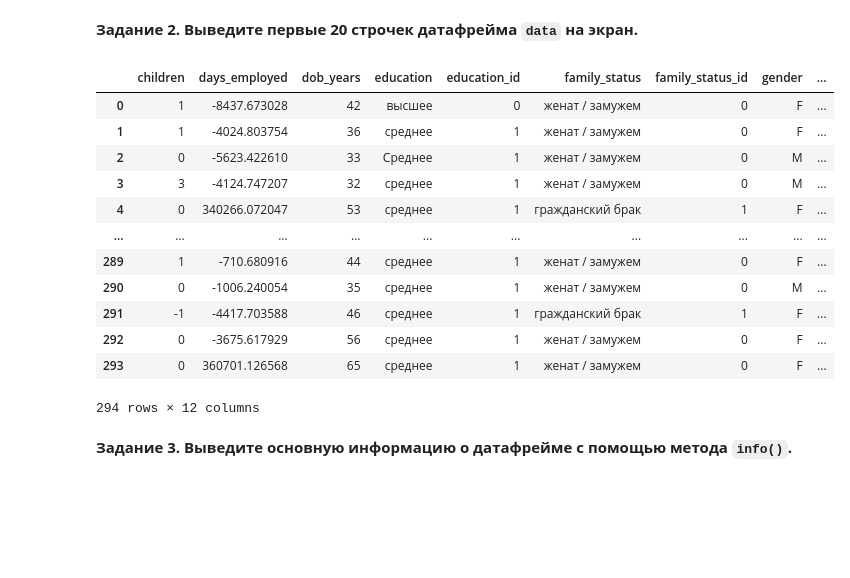
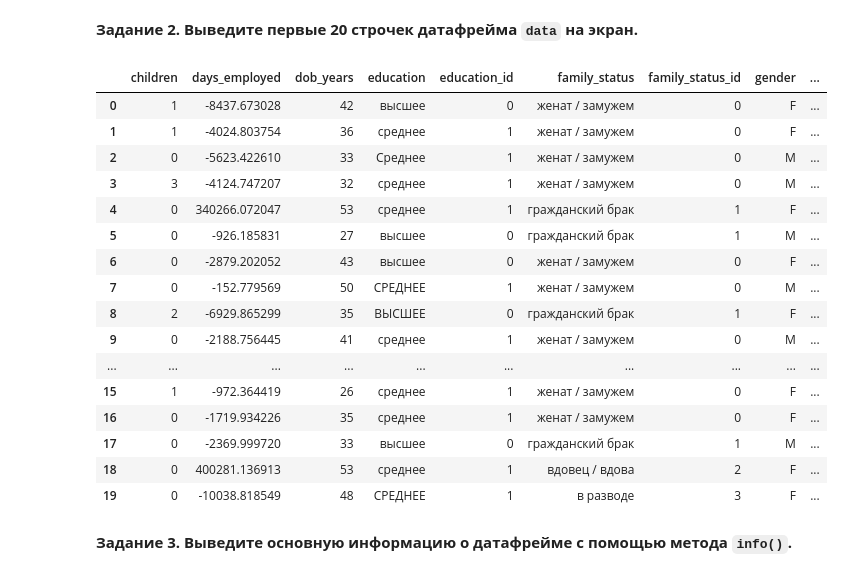
Before and after one commit to delffine/delffine-analitica, a Jupyter notebook: sprint02/sprint02-norev.ipynb, the cells around one changed output. Saved outputs shown, nothing was run; the diff lists cells and outputs as text; code cells hidden in the pictures; blank space fills up the shorter version.

```diff
--- a/sprint02/sprint02-norev.ipynb
+++ b/sprint02/sprint02-norev.ipynb
@@ -15,21 +12,32 @@ data = pd.read_csv('/datasets/data.csv')
+# %%
+import pandas as pd
+
+try:
+    data = pd.read_csv('/datasets/data.csv')
+except:
+    data = pd.read_csv('https://code.s3.yandex.net/datasets/data.csv')
 # %% [markdown]
 **Задание 2. Выведите первые 20 строчек датафрейма `data` на экран.**
 # %%
-data.head(294)
+data.head(20)
 # %% [output]
 |  | children | days_employed | dob_years | education | education_id | family_status | family_status_id | gender | ... |
 | 0 | 1 | -8437.673028 | 42 | высшее | 0 | женат / замужем | 0 | F | ... |
 | 1 | 1 | -4024.803754 | 36 | среднее | 1 | женат / замужем | 0 | F | ... |
 | 2 | 0 | -5623.422610 | 33 | Среднее | 1 | женат / замужем | 0 | M | ... |
 | 3 | 3 | -4124.747207 | 32 | среднее | 1 | женат / замужем | 0 | M | ... |
 | 4 | 0 | 340266.072047 | 53 | среднее | 1 | гражданский брак | 1 | F | ... |
+| 5 | 0 | -926.185831 | 27 | высшее | 0 | гражданский брак | 1 | M | ... |
+| 6 | 0 | -2879.202052 | 43 | высшее | 0 | женат / замужем | 0 | F | ... |
+| 7 | 0 | -152.779569 | 50 | СРЕДНЕЕ | 1 | женат / замужем | 0 | M | ... |
+| 8 | 2 | -6929.865299 | 35 | ВЫСШЕЕ | 0 | гражданский брак | 1 | F | ... |
+| 9 | 0 | -2188.756445 | 41 | среднее | 1 | женат / замужем | 0 | M | ... |
 | ... | ... | ... | ... | ... | ... | ... | ... | ... | ... |
-| 289 | 1 | -710.680916 | 44 | среднее | 1 | женат / замужем | 0 | F | ... |
-| 290 | 0 | -1006.240054 | 35 | среднее | 1 | женат / замужем | 0 | M | ... |
-| 291 | -1 | -4417.703588 | 46 | среднее | 1 | гражданский брак | 1 | F | ... |
-| 292 | 0 | -3675.617929 | 56 | среднее | 1 | женат / замужем | 0 | F | ... |
-| 293 | 0 | 360701.126568 | 65 | среднее | 1 | женат / замужем | 0 | F | ... |
+| 15 | 1 | -972.364419 | 26 | среднее | 1 | женат / замужем | 0 | F | ... |
+| 16 | 0 | -1719.934226 | 35 | среднее | 1 | женат / замужем | 0 | F | ... |
+| 17 | 0 | -2369.999720 | 33 | высшее | 0 | гражданский брак | 1 | M | ... |
+| 18 | 0 | 400281.136913 | 53 | среднее | 1 | вдовец / вдова | 2 | F | ... |
+| 19 | 0 | -10038.818549 | 48 | СРЕДНЕЕ | 1 | в разводе | 3 | F | ... |
-294 rows × 12 columns
 # %% [markdown]
 **Задание 3. Выведите основную информацию о датафрейме с помощью метода `info()`.**
 # %%
```
Also changed, not shown: parts of 64 cells of this notebook.
